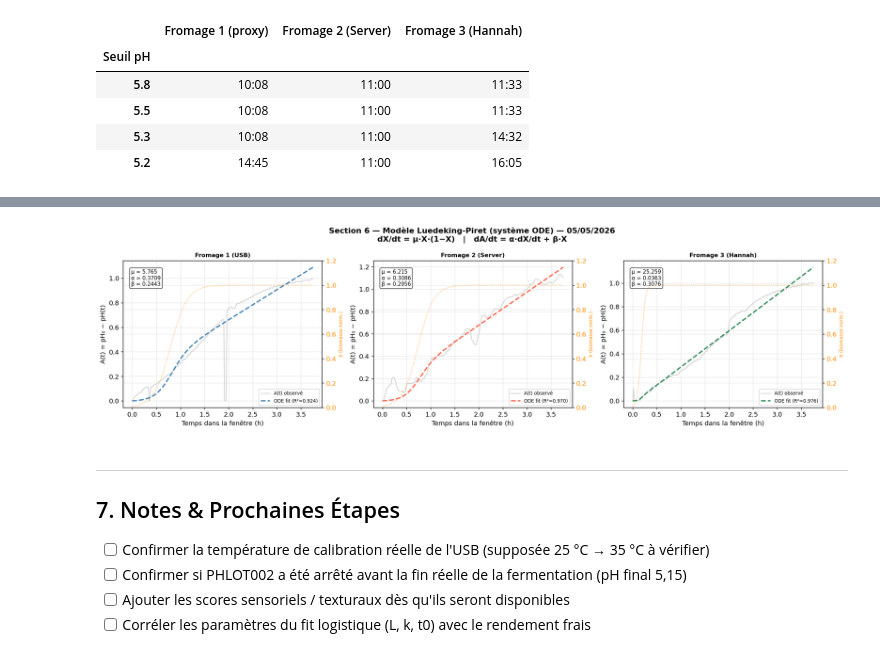
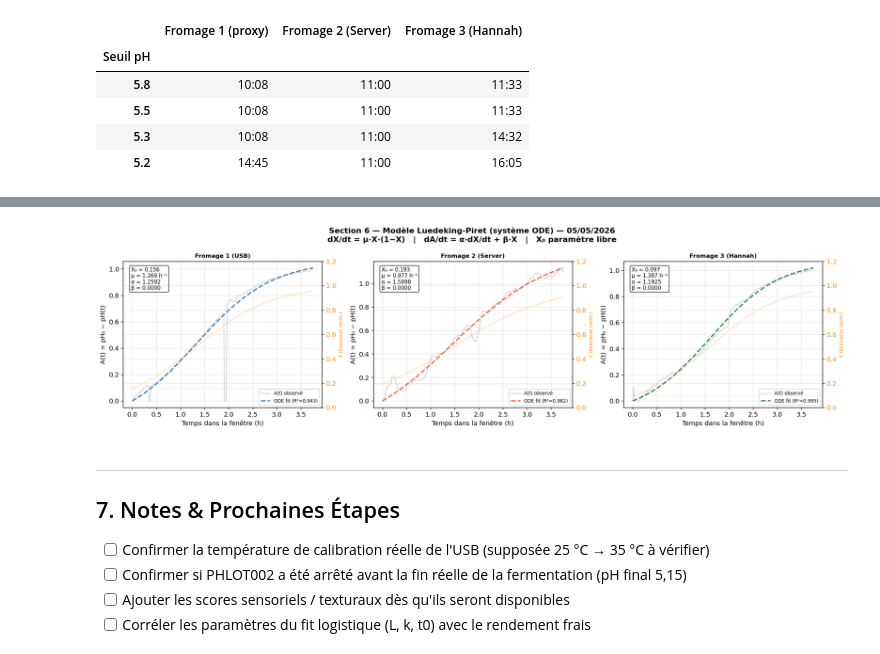
Before and after one commit to samuelemoungang/cheese-acidification-analysis, a Jupyter notebook: acidification_analysis_05052026.ipynb, the cells around one changed output, grey strips where cells are left out. Cells and saved outputs as stored; diff of their text form; code cells hidden in the pictures.

```diff
--- a/acidification_analysis_05052026.ipynb
+++ b/acidification_analysis_05052026.ipynb
@@ -716,39 +742,40 @@ fig, axes = plt.subplots(1, 3, figsize=(18, 5))
 
 for ax, (name, res) in zip(axes, results_lp.items()):
     color = res['color']
 
     ax.plot(res['t'], res['A_obs'], color='lightgrey', linewidth=1.4,
             label='A(t) observé')
     ax.plot(res['t'], res['A_sim'], color=color, linewidth=2.2,
             linestyle='--', label=f'ODE fit (R²={res["r2"]:.3f})')
 
     ax2 = ax.twinx()
     ax2.plot(res['t'], res['X_sim'], color='darkorange', linewidth=1.2,
-             linestyle=':', alpha=0.7, label='X(t) simulé')
+             linestyle=':', alpha=0.75, label='X(t) simulé')
+    ax2.axhline(res['X0'], color='darkorange', linewidth=0.8, linestyle=':', alpha=0.5)
     ax2.set_ylabel('X (biomasse norm.)', color='darkorange', fontsize=8)
     ax2.tick_params(axis='y', labelcolor='darkorange')
     ax2.set_ylim(0, 1.2)
 
-    ax.text(0.04, 0.94,
-            f'μ = {res["mu"]:.3f}\nα = {res["alpha"]:.4f}\nβ = {res["beta"]:.4f}',
+    ax.text(0.04, 0.96,
+            f'X₀ = {res["X0"]:.3f}\nμ = {res["mu"]:.3f} h⁻¹\nα = {res["alpha"]:.4f}\nβ = {res["beta"]:.4f}',
             transform=ax.transAxes, fontsize=9, verticalalignment='top',
-            bbox=dict(boxstyle='round', facecolor='white', alpha=0.8))
+            bbox=dict(boxstyle='round', facecolor='white', alpha=0.85))
 
     ax.set_title(name, fontsize=10, fontweight='bold')
     ax.set_xlabel('Temps dans la fenêtre (h)')
     ax.set_ylabel('A(t) = pH₀ − pH(t)')
     ax.legend(fontsize=8, loc='lower right')
 
 plt.suptitle(
     'Section 6 — Modèle Luedeking-Piret (système ODE) — 05/05/2026\n'
-    'dX/dt = μ·X·(1−X)   |   dA/dt = α·dX/dt + β·X',
+    'dX/dt = μ·X·(1−X)   |   dA/dt = α·dX/dt + β·X   |   X₀ paramètre libre',
     fontweight='bold'
 )
 plt.tight_layout()
 plt.savefig(f'{FIGURES_DIR}/06_luedeking_piret_ode.png', bbox_inches='tight')
 plt.show()
 # %% [output]
-[figure, old version]
+[figure, new version]
 # %% [markdown]
 ---
 ## 7. Notes & Prochaines Étapes
```
Also changed, not shown: parts of 2 cells of this notebook, 9 other files.
